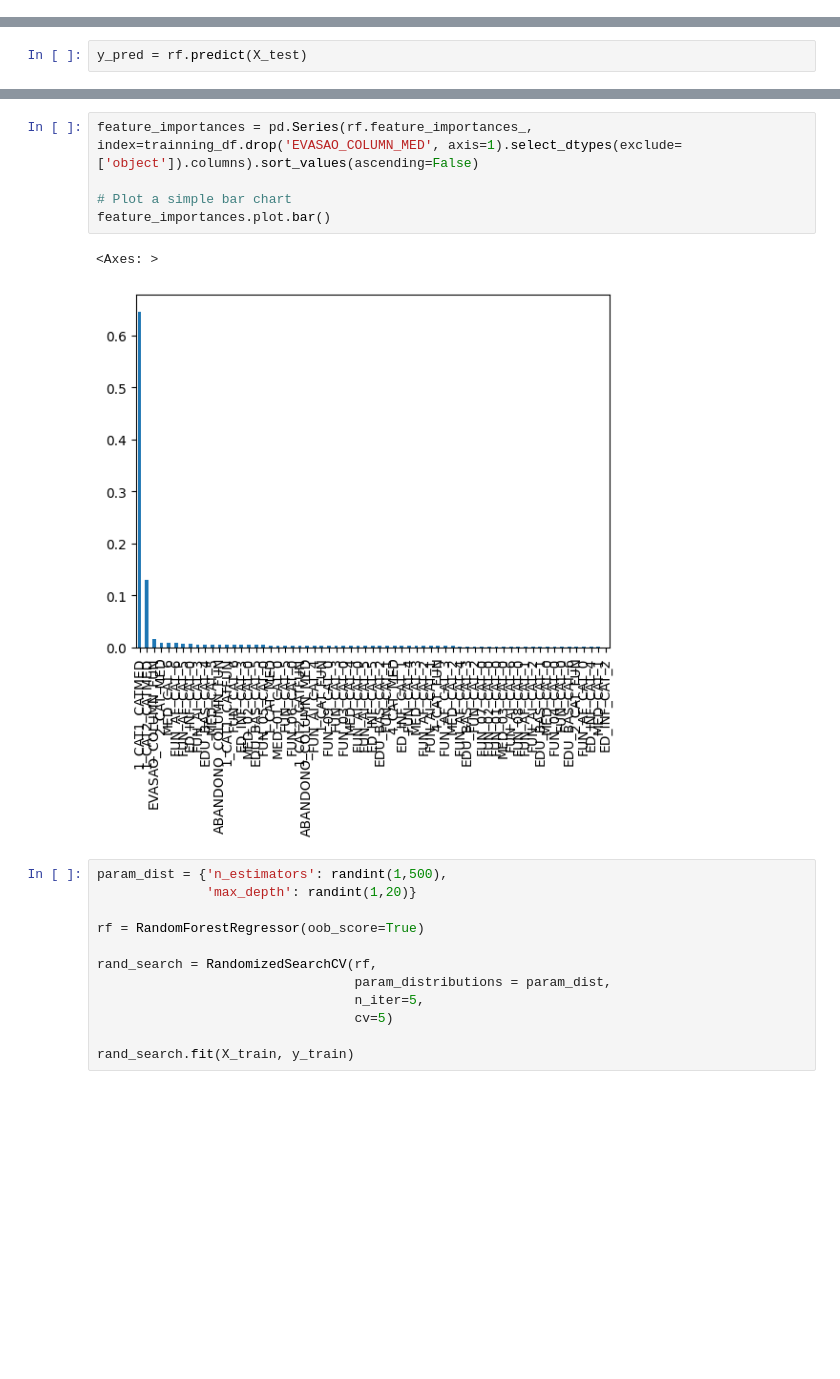
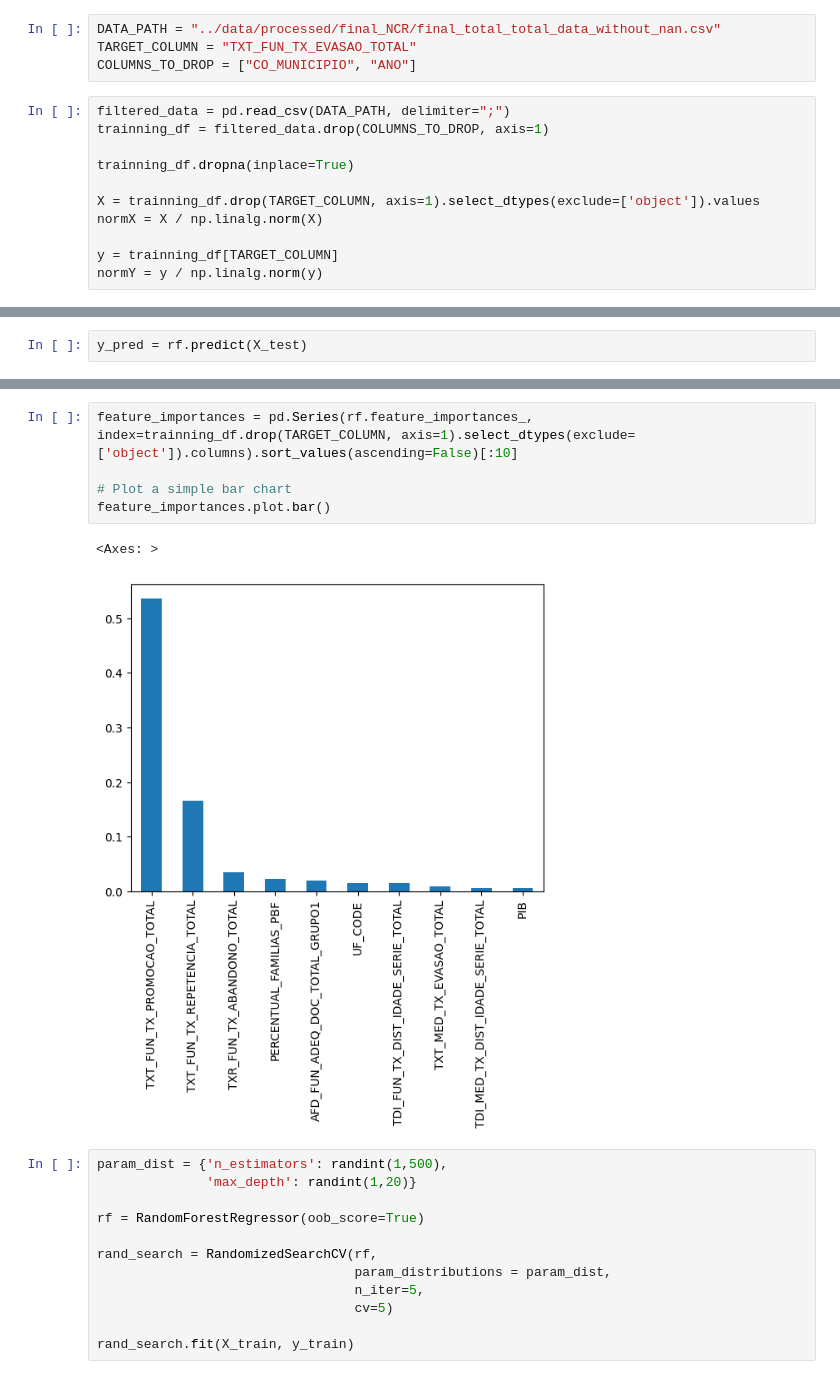
Before and after one commit to gabriel-a-b-gomes/MC906, a Jupyter notebook: notebooks/random_forest.ipynb, the cells around one changed output, grey strips where cells are left out. Drawn from its saved outputs; the diff is of its cells as text; blank space fills up the shorter version.

```diff
--- a/notebooks/random_forest.ipynb
+++ b/notebooks/random_forest.ipynb
@@ -123,2 +21,17 @@ y = trainning_df['EVASAO_COLUMN_MED']
+# %%
+DATA_PATH = "../data/processed/final_NCR/final_total_total_data_without_nan.csv"
+TARGET_COLUMN = "TXT_FUN_TX_EVASAO_TOTAL"
+COLUMNS_TO_DROP = ["CO_MUNICIPIO", "ANO"]
+# %%
+filtered_data = pd.read_csv(DATA_PATH, delimiter=";")
+trainning_df = filtered_data.drop(COLUMNS_TO_DROP, axis=1)
+
+trainning_df.dropna(inplace=True)
+
+X = trainning_df.drop(TARGET_COLUMN, axis=1).select_dtypes(exclude=['object']).values
+normX = X / np.linalg.norm(X)
+
+y = trainning_df[TARGET_COLUMN]
+normY = y / np.linalg.norm(y)
 # %%
 X_train, X_test, y_train, y_test = train_test_split(X, y, test_size=0.2)
@@ -169,11 +76,11 @@ for i in range(3):
 # %%
-feature_importances = pd.Series(rf.feature_importances_, index=trainning_df.drop('EVASAO_COLUMN_MED', axis=1).select_dtypes(exclude=['object']).columns).sort_values(ascending=False)
+feature_importances = pd.Series(rf.feature_importances_, index=trainning_df.drop(TARGET_COLUMN, axis=1).select_dtypes(exclude=['object']).columns).sort_values(ascending=False)[:10]
 
 # Plot a simple bar chart
 feature_importances.plot.bar()
 # %% [output]
 <Axes: >
-[figure, old version]
+[figure, new version]
 # %%
 param_dist = {'n_estimators': randint(1,500),
               'max_depth': randint(1,20)}
```
Also changed, not shown: parts of 16 cells of this notebook.
